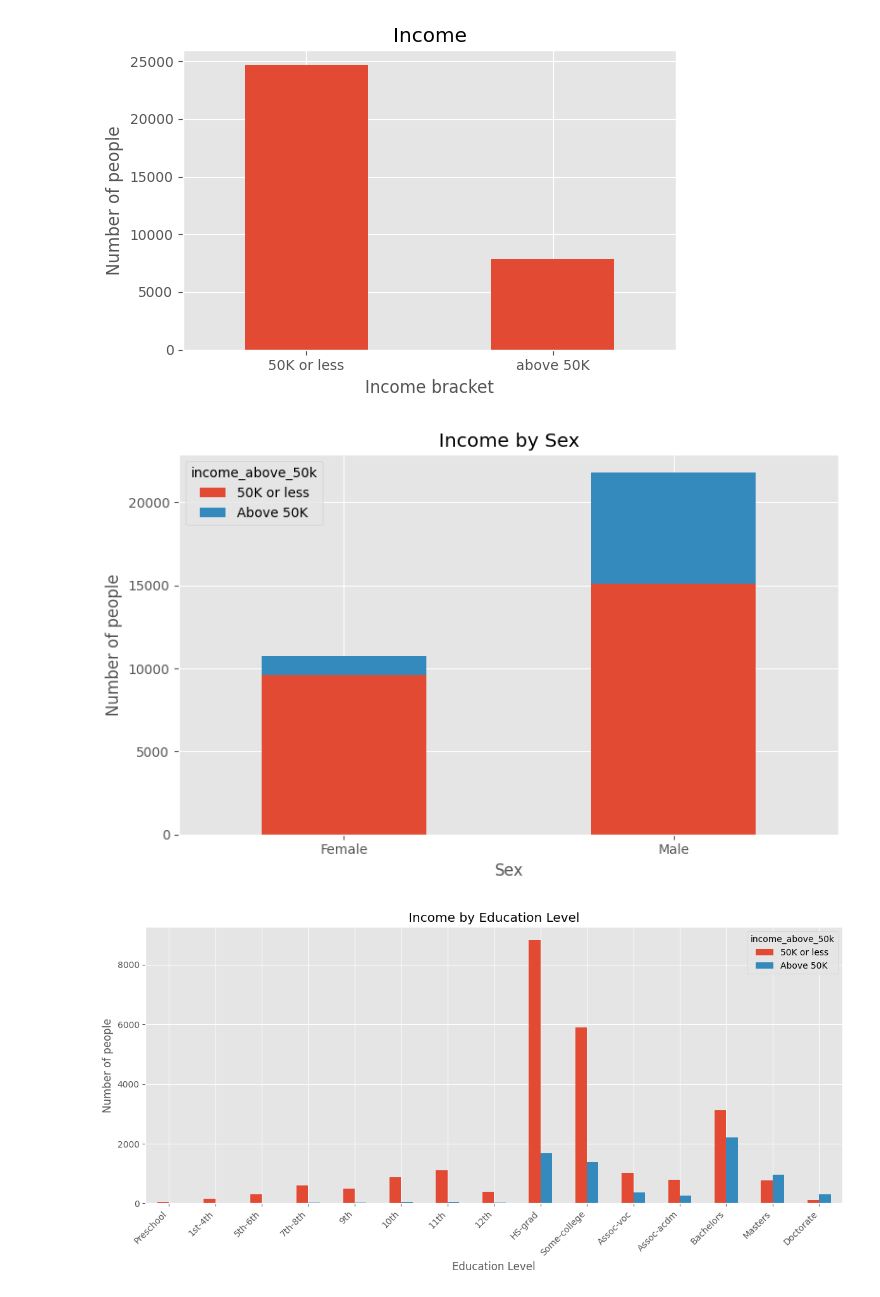
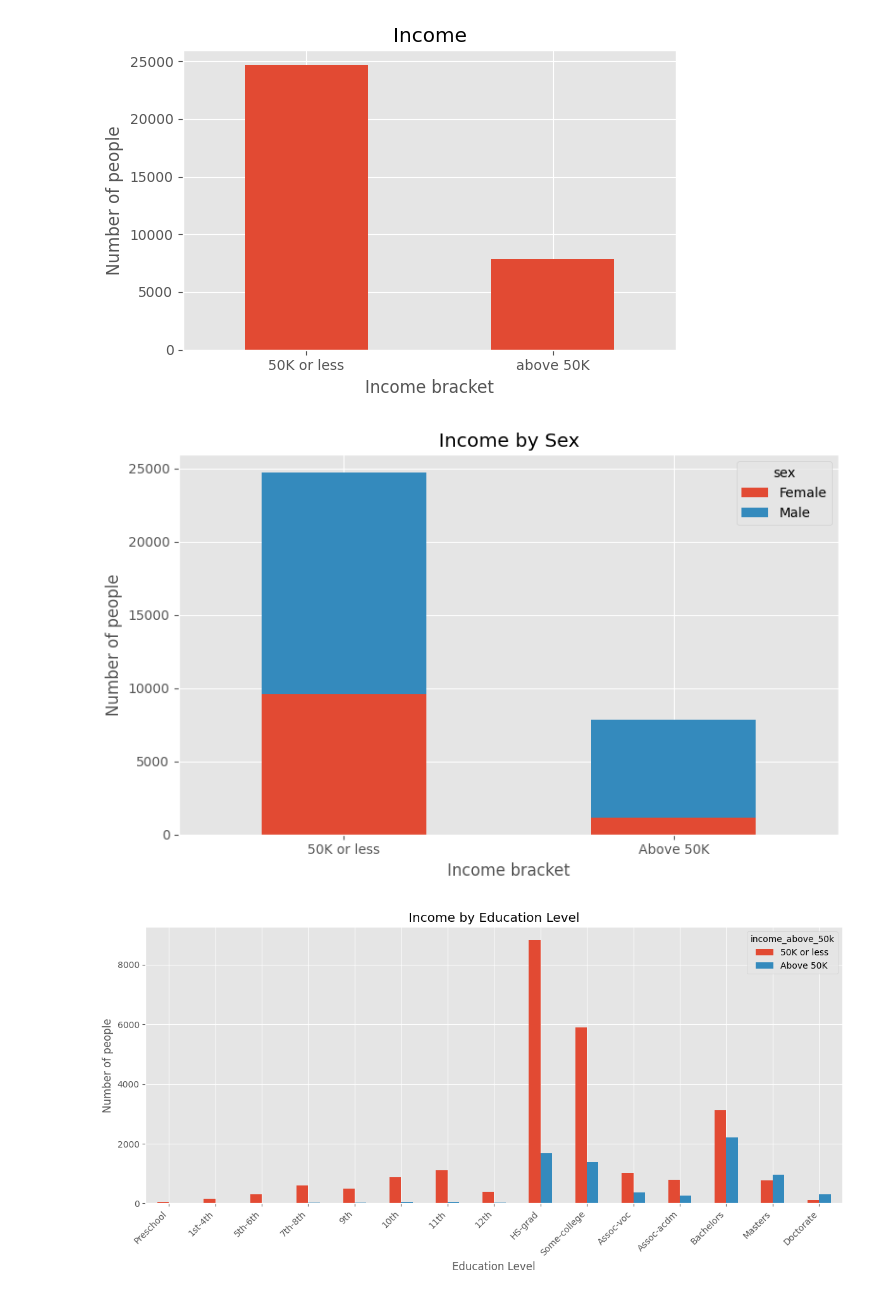
Before and after one commit to AbdulazizAlkhateeb/adult-income-analysis-project, a Jupyter notebook: notebooks/visualization.ipynb, the cells around one changed output. Saved outputs shown, nothing was run; the diff lists cells and outputs as text; code cells hidden in the pictures.

```diff
--- a/notebooks/visualization.ipynb
+++ b/notebooks/visualization.ipynb
@@ -61,16 +70,17 @@ plt.show()
 # %%
-crosstab = pd.crosstab(df["sex"], df["income_above_50k"].map({False: "50K or less", True: "Above 50K"}))
+bucket_map = {False: "50K or less", True: "Above 50K"}
 
-crosstab.plot(kind="bar", stacked=True, figsize=(8,5))
+
+counts = (df.assign(income_bucket=df["income_above_50k"].map(bucket_map)).groupby(["income_bucket", "sex"]).size().unstack("sex", fill_value=0))
+
+counts.plot(kind="bar", stacked=True, figsize=(8,5))
 
 plt.title("Income by Sex")
-plt.xlabel("Sex")
+plt.xlabel("Income bracket")
 plt.ylabel("Number of people")
 plt.xticks(rotation=0)
 plt.tight_layout()
 
-plt.savefig("../outputs/figures/income_by_sex.png", dpi=150)
-
 plt.show()
 # %% [output]
-[figure, old version]
+[figure, new version]
```
Also changed, not shown: parts of 11 cells of this notebook.
